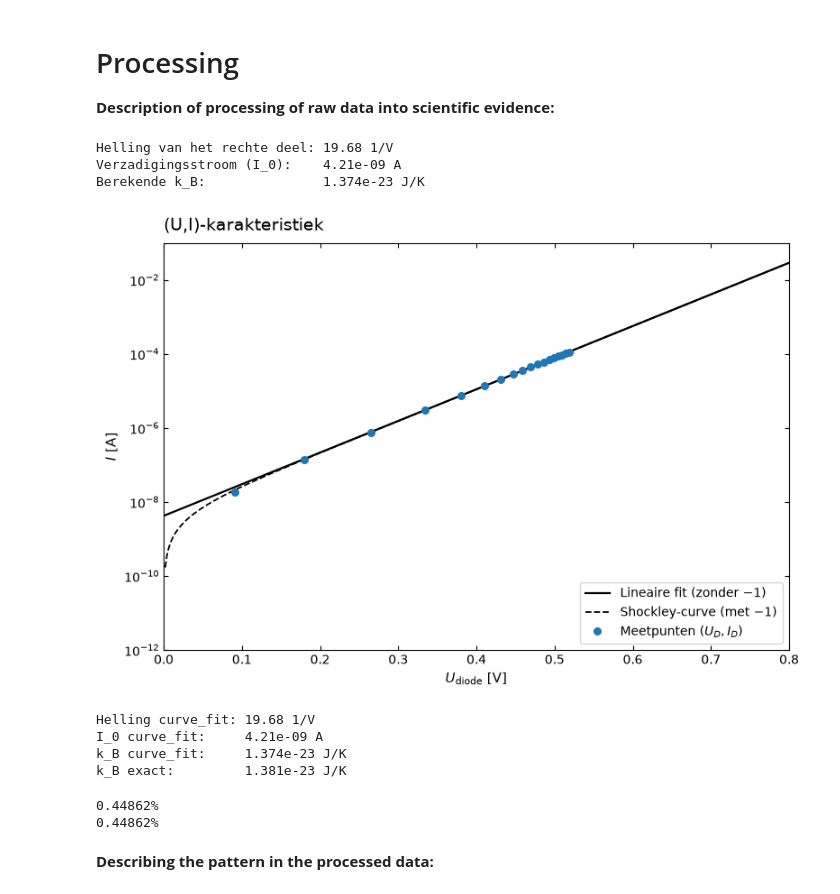
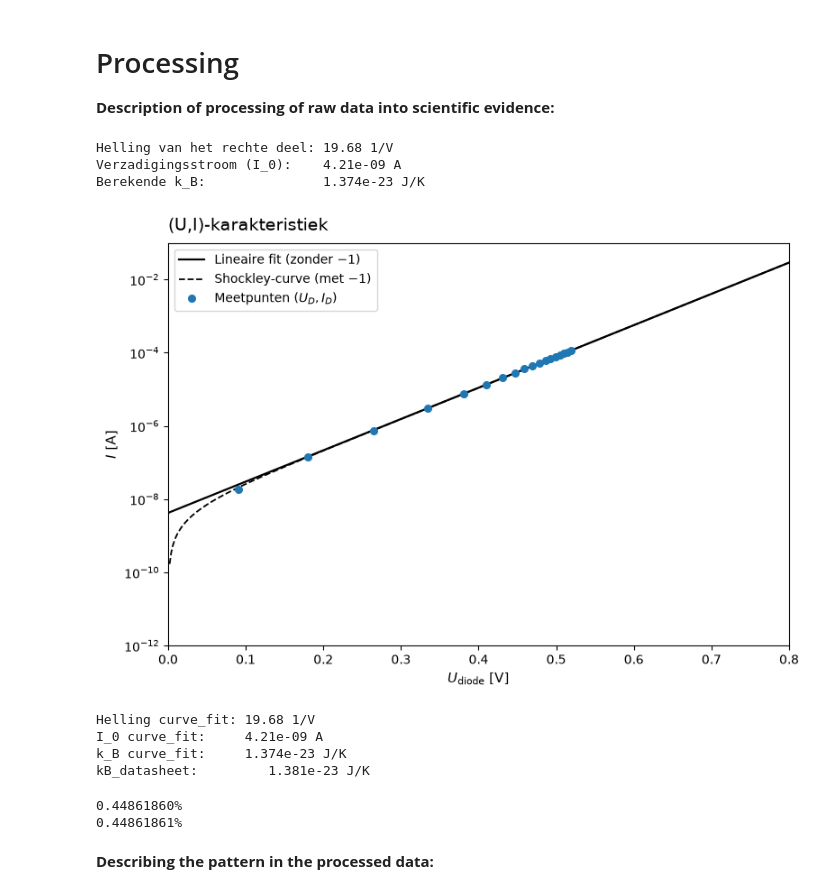
Before and after one commit to StudentJesse/IP2test, a Jupyter notebook: BM_labjournaal.ipynb, the cells around one changed output. Drawn from its saved outputs; the diff is of its cells as text; code cells hidden in the pictures.

```diff
--- a/BM_labjournaal.ipynb
+++ b/BM_labjournaal.ipynb
@@ -132,17 +132,12 @@ n, u_n = 2.0, 0.1                # idealiteitsfactor Si (handleiding)
 kB_datasheet = 1.380649e-23     # J/K
 e = const.e.si.value        # Elementaire lading in Coulomb (C)
 # %%
-
-#  Constanten
-T = 23.0 + 273.15      # K (kamertemperatuur 23 °C)
-q = -1.602e-19         # C (handleiding)
-n, u_n = 2.0, 0.1      # idealiteitsfactor Si
 
 # Weerstanden op het bord (Ω)
 # volgorde: 10, 100, 330 (1%), 330 (5%), 470, 1k, 4,7k, 10k (a), 10k (b), 33k
 R_nom = np.array([10, 100, 330, 330, 470, 1e3, 4.7e3, 10e3, 10e3, 33e3])
 
-# gemeten met 3½-DMM (korte en lange snoeren)
+# gemeten met 3.5DMM (korte en lange snoeren)
 R_3half_kort = np.array([10.3, 99.8, 328.8, 325.4, 470, 990, 4700, 9990, 9970, 32970])
 R_3half_lang = np.array([10.4, 100.0, 328.8, 325.4, 470, 990, 4700, 9990, 9970, 32970])
 
@@ -150,11 +145,11 @@ R_3half_lang = np.array([10.4, 100.0, 328.8, 325.4, 470, 990, 4700, 9990, 9970,
 R_5half_kort = np.array([10.062, 99.773, 328.96, 325.65, 468.68, 996.01, 4700.0, 9990.6, 9965.0, 32961])
 R_5half_lang = np.array([10.101, 99.810, 329.00, 325.67, 468.71, 996.06, 4700.0, 9990.6, 9965.0, 32960])
 
-# Spanningsdeler (5.5-DMM, V)
+# Spanningsdeler (5.5DMM, V)
 U_B_deler = 19.9975
 V_AB, V_BC, V_AC = 15.0315, 4.9649, 19.9971
 
-# Stroom door de spanningsdeler (3.5-DMM)
+# Stroom door de spanningsdeler (3.5DMM)
 I_20V_40mA = 14.95e-3   # A (voeding 20 V, bereik 40 mA)
 I_2V_40mA  = 1.49e-3    # A (voeding 2 V, bereik 40 mA)
 I_2V_4mA   = 1.402e-3   # A (voeding 2 V, bereik 4 mA)
@@ -179,20 +174,14 @@ U_R1 = np.array([1.11943, 1.03290, 0.94670, 0.86081, 0.77532, 0.69046,
 **Description of processing of raw data into scientific evidence:**
 # %%
 
-# --- 1. CONSTANTEN EN EENHEDEN INSTELLEN op nieu
-T_celsius = 23.0                 # kamertemperatuur, labjournaal
-T = T_celsius + 273.15           # K (onzekerheid nog te bepalen)
-n, u_n = 2.0, 0.1                # idealiteitsfactor Si (handleiding)
-k_B_exact = 1.380649e-23     # J/K
-e = const.e.si.value        # Elementaire lading in Coulomb (C)
-R1 = 9990.6              # Exacte waarde van je 10 kΩ meetweerstand in Ohm (Ω)
+R1 = 9990.6              # Exacte waarde van de 10 kΩ meetweerstand in Ohm (Ω)
 
 
-# U_D berekeningen
+# U_D berekening
 U = (R3/(R2+R3))*U_voeding
 U_D= U - U_R1  # Spanning over de diode in Volt (V)
 
-# --- 2. PROCESSING: Stroom en lineaire fit op het rechte deel ---
+
 I_D = U_R1 / R1
 
 # Fit ALLEEN het lineaire gebied (vanaf 0.30 V, waar de '-1' verwaarloosbaar is)
@@ -204,47 +193,45 @@ I_0 = np.exp(snijpunt)
 
 print(f"Helling van het rechte deel: {helling:.2f} 1/V")
 print(f"Verzadigingsstroom (I_0):    {I_0:.2e} A")
 print(f"Berekende k_B:               {k_B_berekend:.3e} J/K")
 
 # --- 3. PLOTTEN: Exacte weergave zoals op de slide ---
 U_lijn = np.linspace(0.0, 0.8, 400)
 I_lineair_log = np.exp(helling * U_lijn + snijpunt)      # Rechte lijn (zonder -1)
 I_exact = I_0 * (np.exp(helling * U_lijn) - 1)           # Shockley-curve (met -1)
 
 fig, ax = plt.subplots(figsize=(8, 5.5))
 
 ax.semilogy(U_lijn, I_lineair_log, '-', color='black', linewidth=1.6, label='Lineaire fit (zonder $-1$)')
 ax.semilogy(U_lijn[1:], I_exact[1:], '--', color='black', linewidth=1.3, label='Shockley-curve (met $-1$)')
 ax.semilogy(U_D, I_D, 'o', color='tab:blue', markersize=5.5, label='Meetpunten $(U_D, I_D)$')
 
 # Assen instellen
 ax.set_title('(U,I)-karakteristiek', fontsize=14, loc='left', pad=10)
 ax.set_xlabel(r'$U_{\mathrm{diode}}$ [V]', fontsize=11)
 ax.set_ylabel(r'$I$ [A]', fontsize=11)
 
 ax.set_xlim(0.0, 0.8)
 ax.set_ylim(1e-12, 1e-1)
-ax.set_xticks(np.arange(0.0, 0.81, 0.1))
-ax.tick_params(direction='in', top=True, right=True, which='both')
-ax.legend(loc='lower right', frameon=True)
+ax.legend()
 
 plt.tight_layout()
 plt.show()
 # %% [output]
 Helling van het rechte deel: 19.68 1/V
 Verzadigingsstroom (I_0):    4.21e-09 A
 Berekende k_B:               1.374e-23 J/K
-[figure, old version]
+[figure, new version]
 # %%
 
-# 1. Definieer het logaritmische model (zelfde vergelijking als een rechte lijn)
+# 1. definitie log model
 def log_shockley(U, log_I0, helling):
     return log_I0 + helling * U
 
-# 2. Voer curve_fit uit op precies dezelfde gefilterde data als polyfit
+# 2. curve fit op lineair
 popt, pcov = curve_fit(log_shockley, U_D[mask_lineair], np.log(I_D[mask_lineair]))
 
-# 3. Haal de parameters eruit en reken terug naar I_0 en k_B
+#  terug rekening naar I_0 en K_B
 log_I0_cf, helling_cf = popt
 I0_cf = np.exp(log_I0_cf)
 k_B_cf = e / (n * T * helling_cf)
@@ -252,22 +239,22 @@ k_B_cf = e / (n * T * helling_cf)
 print(f"Helling curve_fit: {helling_cf:.2f} 1/V")
 print(f"I_0 curve_fit:     {I0_cf:.2e} A")
 print(f"k_B curve_fit:     {k_B_cf:.3e} J/K")
-print(f"k_B exact:         {k_B_exact:.3e} J/K")
+print(f"kB_datasheet:         {kB_datasheet:.3e} J/K")
 # %% [output]
 Helling curve_fit: 19.68 1/V
 I_0 curve_fit:     4.21e-09 A
 k_B curve_fit:     1.374e-23 J/K
-k_B exact:         1.381e-23 J/K
+kB_datasheet:         1.381e-23 J/K
 # %%
 #Data processing and analysis:
-diff_pct = abs(k_B_berekend- k_B_exact) / k_B_exact * 100
-print(f"{diff_pct:.5f}%")
+vers_pct = abs(k_B_berekend- kB_datasheet) / kB_datasheet * 100
+print(f"{vers_pct:.8f}%")
 
-diff_pct = abs(k_B_cf- k_B_exact) / k_B_exact * 100
-print(f"{diff_pct:.5f}%")
+vers_pct = abs(k_B_cf- kB_datasheet) / kB_datasheet * 100
+print(f"{vers_pct:.8f}%")
 # %% [output]
-0.44862%
-0.44862%
+0.44861860%
+0.44861861%
 # %% [markdown]
 **Describing the pattern in the processed data:**
 # %%
```
Also changed, not shown: parts of 1 cell of this notebook.
